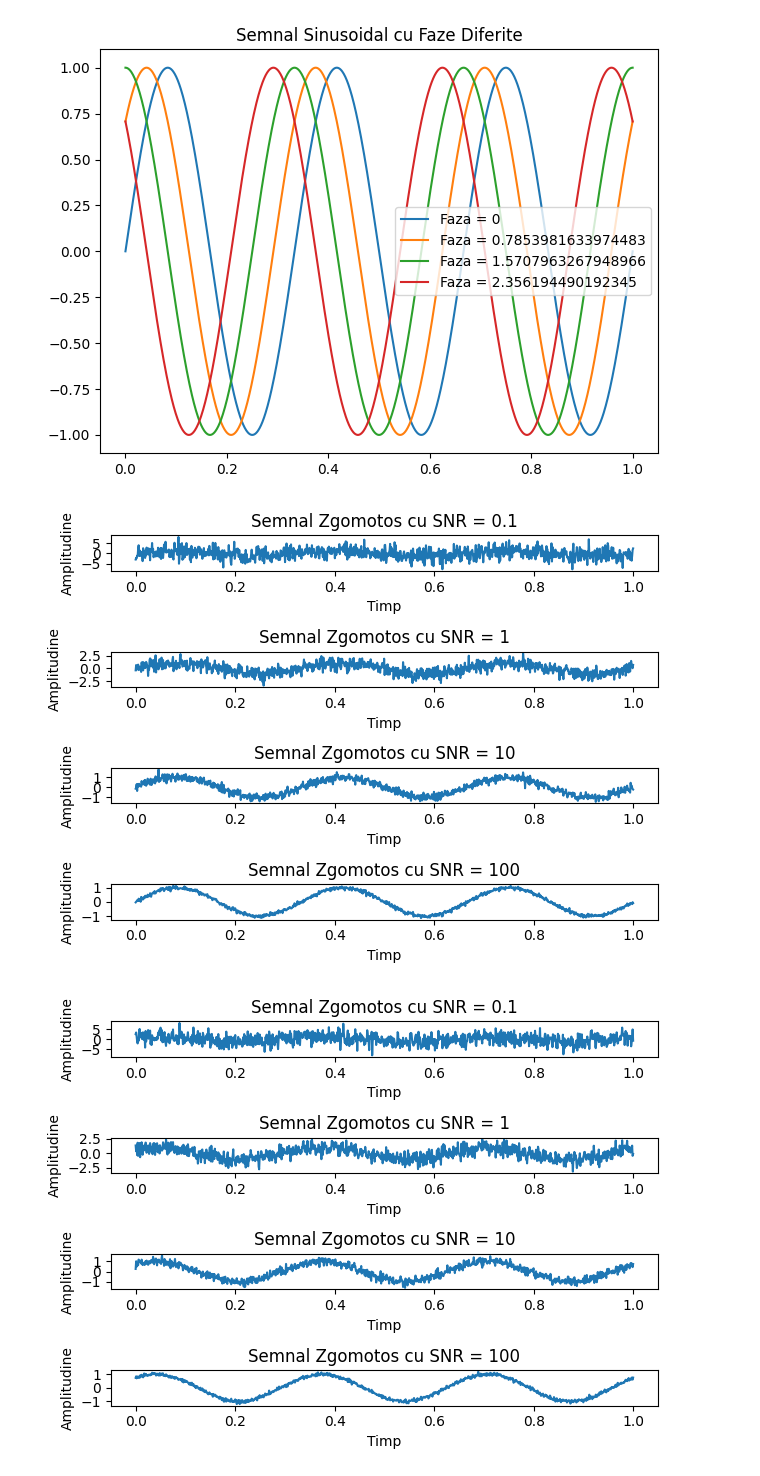
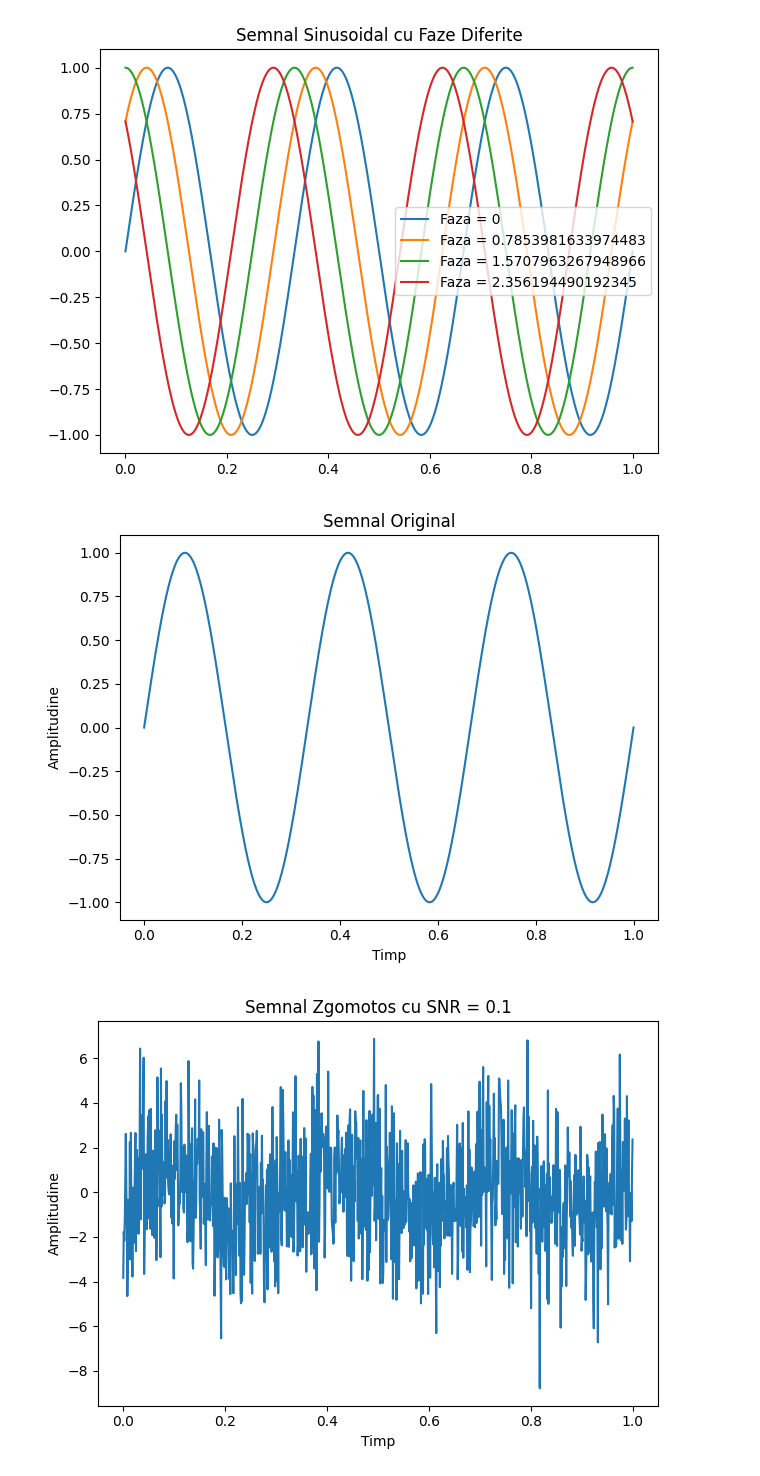
Before and after one commit to Lung-Alexandra/procesarea_semnalelor, a Jupyter notebook: Lab2/lab2.ipynb, the cells around one changed output. Drawn from its saved outputs; the diff is of its cells as text; code cells hidden in the pictures.

```diff
--- a/Lab2/lab2.ipynb
+++ b/Lab2/lab2.ipynb
@@ -33,13 +38,13 @@ plt.show()
 # ex 2
 A = 1  # Amplitudine
 f = 3  # Frecvență
+fs = 1000
+t = np.linspace(0, 1, fs)
 
-t = np.linspace(0, 1, num=1000)
-
-phases = [0, np.pi/4, np.pi/2, 3*np.pi/4]  # Valori fazei
+faze = [0, np.pi/4, np.pi/2, 3*np.pi/4]  # Valorile fazei
 semnale  = []
 plt.figure()
-for phi in phases:
+for phi in faze:
     x = A * np.sin(2 * np.pi * f * t + phi)
     semnale.append(x)
     plt.plot(t, x, label=f'Faza = {phi}')
@@ -47,34 +52,48 @@ for phi in phases:
 plt.legend()
 plt.title('Semnal Sinusoidal cu Faze Diferite')
 plt.tight_layout()
+plt.savefig("ex2(a).pdf", format="pdf")
 plt.show()
 # %% [output]
 [figure]
 # %%
-# Adaugati zgmot aleator sinusoidelor esantionate generate.
-# Generarea zgomotului
+from matplotlib.backends.backend_pdf import PdfPages
+
+pdf_pages = PdfPages('ex2(b).pdf')
+
 SNRv = [0.1, 1, 10, 100]
-for x in semnale:
-    fig, axs = plt.subplots(len(SNRv))
+x = semnale[0] # Aleg primul semnal pentru a ii adauga zgomot
 
-    for i,SNR in enumerate(SNRv):
-        # Generare zgomot cu distribuție Gaussiană
-        y = np.random.normal(0, 1, len(t))
-        # Calculul lui gama pentru a obține SNR-ul dorit
-        gamma = np.sqrt((np.linalg.norm(x) ** 2) / (SNR * np.linalg.norm(y) ** 2))
+plt.title(f'Semnal Original')
+plt.xlabel('Timp')
+plt.ylabel('Amplitudine')
+plt.plot(t, x)
+plt.tight_layout()
+pdf_pages.savefig()
+plt.show()
 
-        # Adăugarea zgomotului la semnal
-        noisy_signal = x + gamma * y
+for SNR in SNRv:
 
-        # Afișarea semnalului zgomotos
+    # Generare zgomot cu distribuție Gaussiană
+    y = np.random.normal(0, 1, fs)
 
-        axs[i].plot(t, noisy_signal)
-        axs[i].set_title(f'Semnal Zgomotos cu SNR = {SNR}')
-        axs[i].set_xlabel('Timp')
-        axs[i].set_ylabel('Amplitudine')
+    # Calculul lui gamma pentru a obține SNR-ul dorit
+    gamma = np.sqrt((np.linalg.norm(x) ** 2) / (SNR * np.linalg.norm(y) ** 2))
+
+    # Adăugarea zgomotului la semnal
+    semnal_cu_zgomot = x + gamma * y
+
+    # Afișarea semnalului zgomotos
+    plt.plot(t, semnal_cu_zgomot)
+    plt.title(f'Semnal Zgomotos cu SNR = {SNR}')
+    plt.xlabel('Timp')
+    plt.ylabel('Amplitudine')
 
     plt.tight_layout()
+    pdf_pages.savefig()
     plt.show()
+
+pdf_pages.close()
 # %% [output]
-[figure, old version]
+[figure, new version]
-[figure, old version]
+[figure, new version]
```
Also changed, not shown: parts of 18 cells of this notebook, 8 other files.
